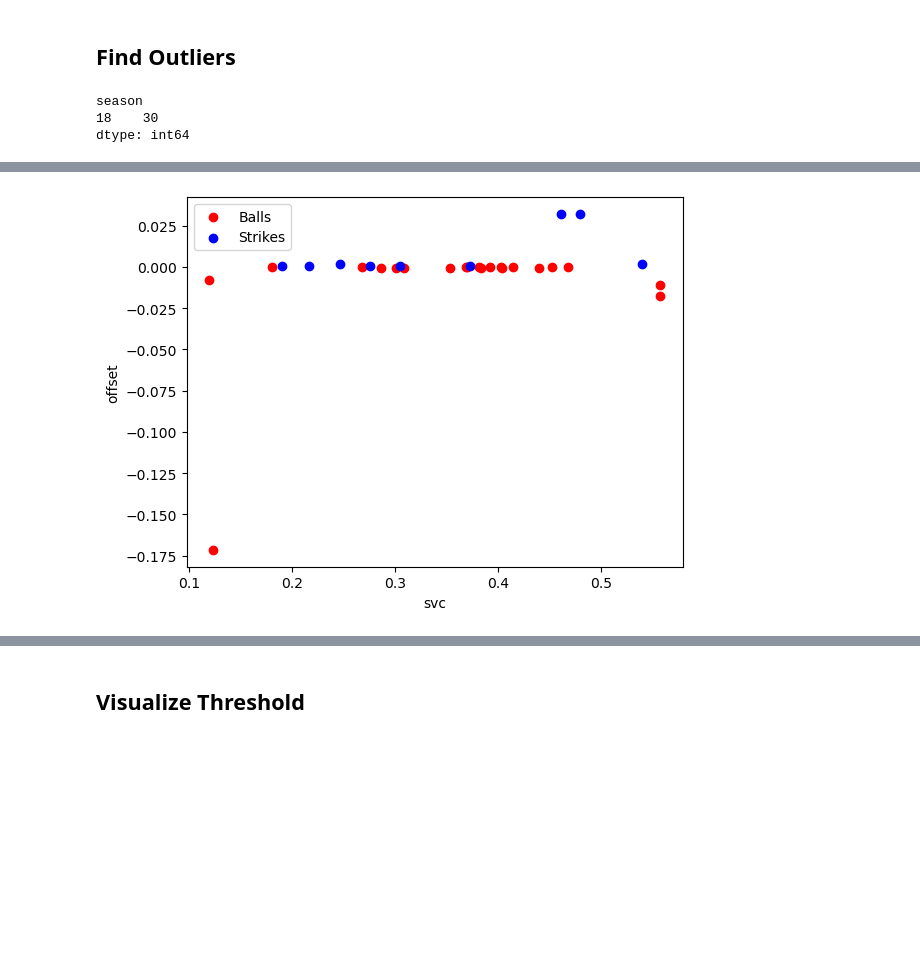
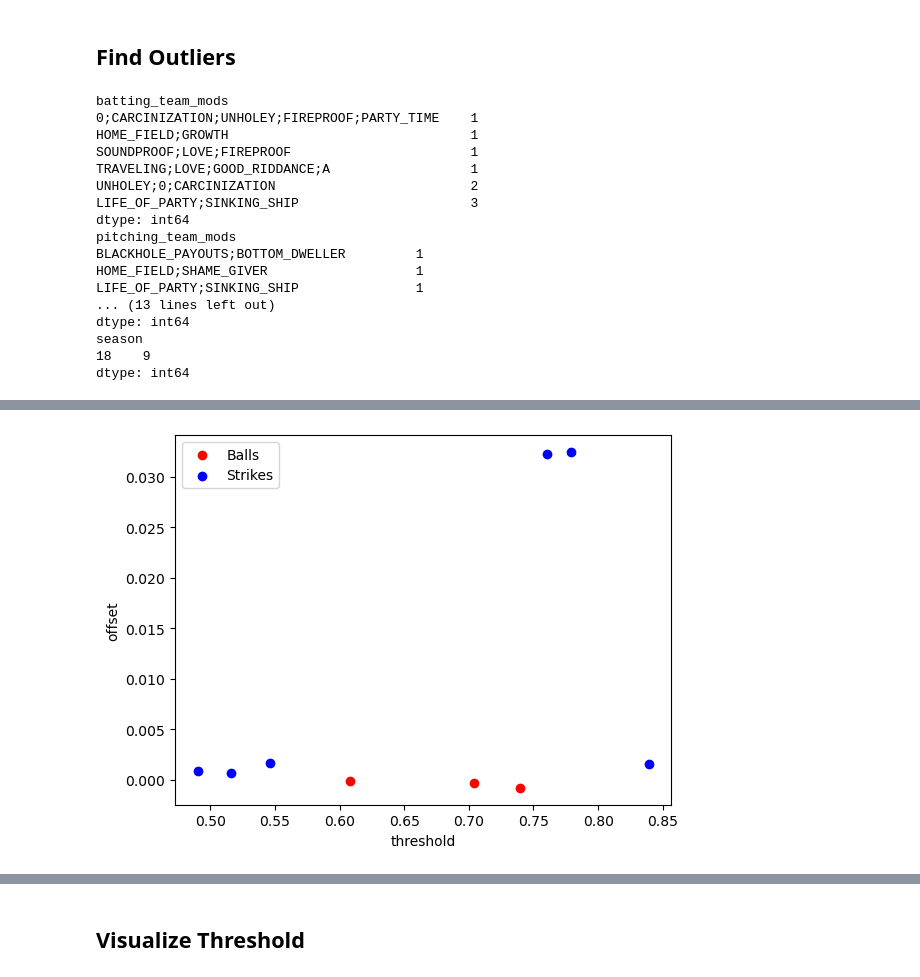
Before and after one commit to xSke/resim, a Jupyter notebook: notebooks/find_roll_formula_strikes-s19.ipynb, the cells around one changed output, grey strips where cells are left out. Cells and saved outputs as stored; diff of their text form; code cells hidden in the pictures; blank space fills up the shorter version.

Commit message:
getting extremely close on the strike formula...

```diff
--- a/notebooks/find_roll_formula_strikes-s19.ipynb
+++ b/notebooks/find_roll_formula_strikes-s19.ipynb
@@ -110,13 +120,15 @@ Index(['event_type', 'event_time', 'roll', 'passed', 'what1', 'what2',
       dtype='object')
 # %%
-df["ruth_cold"] = (10 * df["ruth_vibes"] + 1 * df["cold_vibes"]) / 11
+df["ruth+cold_scaled"] = (10 * df["ruth_scaled"] + 1 * df["cold_scaled"]) / 11
 df["fwd2"] = df["forwardness"] ** 2
 df["fwd3"] = df["forwardness"] ** 3
 df["mox-musc"] = df["mox_scaled"] - df["musc_scaled"]
 df["abs_mox-musc"] = np.abs(df["mox-musc"])
-df["hypediff"] = (df["pitching_team_hype"] - df["batting_team_hype"]) * (1 + 0.2 * df["pitcher_vibes"])
+df["hypediff"] = (df["pitching_team_hype"] - df["batting_team_hype"])  # * (1 + 0.2 * df["pitcher_vibes"])
 df["batting_team_hybes"] = df["batting_team_hype"] * (1 + 0.2 * df["pitcher_vibes"])
 df["pitching_team_hybes"] = df["pitching_team_hype"] * (1 + 0.2 * df["pitcher_vibes"])
+
+df["ruth_cold_hype"] = (df["ruth+cold_scaled"] + 0.2 * df["hypediff"]) * (1 + 0.2 * df["pitcher_vibes"])
 # %% [markdown]
 ## Filter data
 Handles swapping between flinch and no-flinch situations, and excluding things like ON_FIRE.
@@ -182,7 +199,7 @@ X = dfc[["passed",
          "roll",
          # "ruth_vibes",
          # "cold_vibes",
-         "ruth_cold",
+         "ruth_cold_hype",
          "forwardness",
          # "fwd2",
          # "fwd3",
@@ -192,7 +209,7 @@ X = dfc[["passed",
          "abs_mox-musc",
          # "batting_team_hybes",
          # "pitching_team_hybes",
-         "hypediff",
+         # "hypediff",
          ]].copy()
 X = X[X["roll"] < 0.86]
 X = X[X["forwardness"] > 0.5]
@@ -200,9 +217,9 @@ y = X["passed"]
 X = X.drop(["passed"], axis=1)
 
 pin_intercept = None
-pin_intercept = 0.30
+pin_intercept = 0.3
 pins = [
-    (0.285, "ruth_cold"),
+    (0.285, "ruth_cold_hype"),
     (0.10, "forwardness"),
     (-0.085, "mox-musc"),
     (-0.035, "abs_mox-musc"),
@@ -299,18 +315,18 @@ elif season in [14, 15, 16, 17]:
 elif season == 18:
     intercept = 0.300
     dfc.loc[dfc["forwardness"] > 0.5, "threshold"] = (intercept
-                        + 0.285 * dfc["ruth_cold"]
+                        + 0.285 * dfc["ruth_cold_hype"]
                         + 0.1 * dfc["forwardness"]
                         - 0.085 * dfc["mox-musc"]
                         - 0.035 * dfc["abs_mox-musc"]
-                        + 0.058084416053599944 * dfc["hypediff"]
+                        # + 0.0571 * dfc["hypediff"]
                        )
     dfc.loc[dfc["forwardness"] <= 0.5, "threshold"] = (intercept - 0.05
-                        + 0.285 * dfc["ruth_cold"]
+                        + 0.285 * dfc["ruth_cold_hype"]
                         + 0.2 * dfc["forwardness"]
                         - 0.085 * dfc["mox-musc"]
                         - 0.035 * dfc["abs_mox-musc"]
-                        + 0.058084416053599944 * dfc["hypediff"]
+                        # + 0.0571 * dfc["hypediff"]
                        )
     dfc["svc"] = dfc["threshold"] - intercept
     strikemax = 0.86
@@ -336,10 +352,10 @@ dfc_balls = dfc[dfc["event_type"] == "Ball"]
 # %%
 dfc["offset"] = dfc["roll"] - dfc["threshold"]
 outliers = dfc[(dfc["passed"] & (dfc["offset"] >= 0)) | (~dfc["passed"] & (dfc["offset"] <= 0))]
-# outliers = outliers[outliers["forwardness"] < 0.5]
+# outliers = outliers[outliers["forwardness"] > 0.5]
 
 fig, ax = plt.subplots(1)
-x_val = "svc"
+x_val = "threshold"
 ax.scatter(
     outliers[~outliers["passed"]][x_val],
     outliers[~outliers["passed"]]["offset"],
@@ -360,8 +376,9 @@ table = outliers
 
 # print(outliers.groupby(["batter_mods"]).size().sort_values())
 # print(outliers.groupby(["pitcher_mods"]).size().sort_values())
-# print(outliers.groupby(["batting_team_mods"]).size().sort_values())
-# print(outliers.groupby(["pitching_team_mods"]).size().sort_values())
+print(outliers.groupby(["batting_team_mods"]).size().sort_values())
+print(outliers.groupby(["pitching_team_mods"]).size().sort_values())
+print(outliers.groupby("day").size())
 print(outliers.groupby("season").size())
 # pd.set_option("display.max_rows", 10)  # default 60
 table[#.loc[#table["pitching_team_mods"].astype(str).str.contains("FIREPROOF"),
@@ -382,7 +399,10 @@ table[#.loc[#table["pitching_team_mods"].astype(str).str.contains("FIREPROOF"),
         # "musc_scaled",
         # "ballpark_forwardness",
         # "pitcher_coldness",
-        # "hypediff",
+        "hypediff",
+        "forwardness",
+        # "pitching_team_hype",
+        # "batting_team_hype",
         "batter_name",
         "pitcher_name",
         "batter_mods",
@@ -393,9 +413,9 @@ table[#.loc[#table["pitching_team_mods"].astype(str).str.contains("FIREPROOF"),
         "game_id",
         "play_count",
         "weather",
-         'ball_count',
-         'strike_count',
-         'out_count',
+        #  'ball_count',
+        #  'strike_count',
+        #  'out_count',
         # "baserunner_count",
         # "inning",
         # "home_score",
@@ -405,6 +425,20 @@ table[#.loc[#table["pitching_team_mods"].astype(str).str.contains("FIREPROOF"),
 ].sort_values("offset")#.loc[table["pitcher_mods"].astype(str).str.contains("OVERUNDER"), :]
 # pd.set_option("display.max_rows", 60)  # default 60
 # %% [output]
+batting_team_mods
+0;CARCINIZATION;UNHOLEY;FIREPROOF;PARTY_TIME    1
+HOME_FIELD;GROWTH                               1
+SOUNDPROOF;LOVE;FIREPROOF                       1
+TRAVELING;LOVE;GOOD_RIDDANCE;A                  1
+UNHOLEY;0;CARCINIZATION                         2
+LIFE_OF_PARTY;SINKING_SHIP                      3
+dtype: int64
+pitching_team_mods
+BLACKHOLE_PAYOUTS;BOTTOM_DWELLER         1
+HOME_FIELD;SHAME_GIVER                   1
+LIFE_OF_PARTY;SINKING_SHIP               1
+... (13 lines left out)
+dtype: int64
 season
-18    30
+18    9
 dtype: int64
@@ -428,4 +455,4 @@ dtype: int64
-[figure, old version]
+[figure, new version]
 # %%
 # plt.plot(np.arange(len(outlier_fraction))/len(outlier_fraction), outlier_fraction.sort_values(), '.-')
 # plt.plot(np.arange(len(outlier_fraction_b))/len(outlier_fraction_b), outlier_fraction_b.sort_values(), '.-')
```
Also changed, not shown: parts of 15 cells of this notebook, 4 other files.
